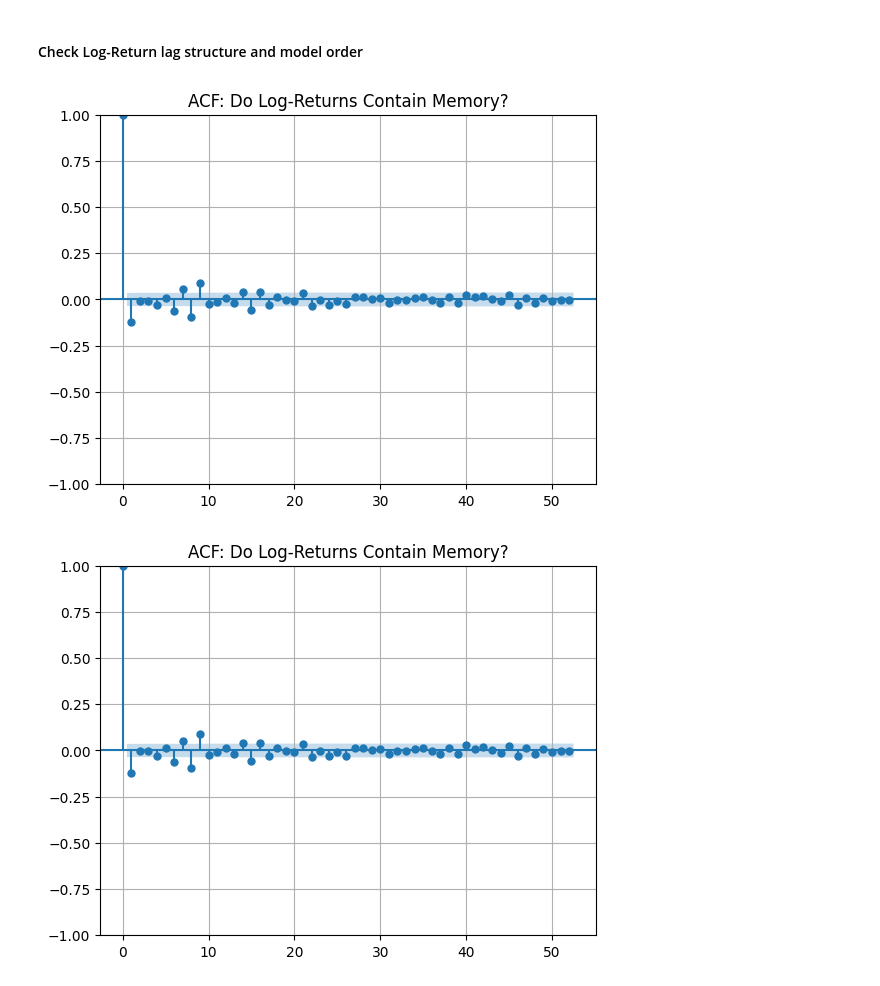
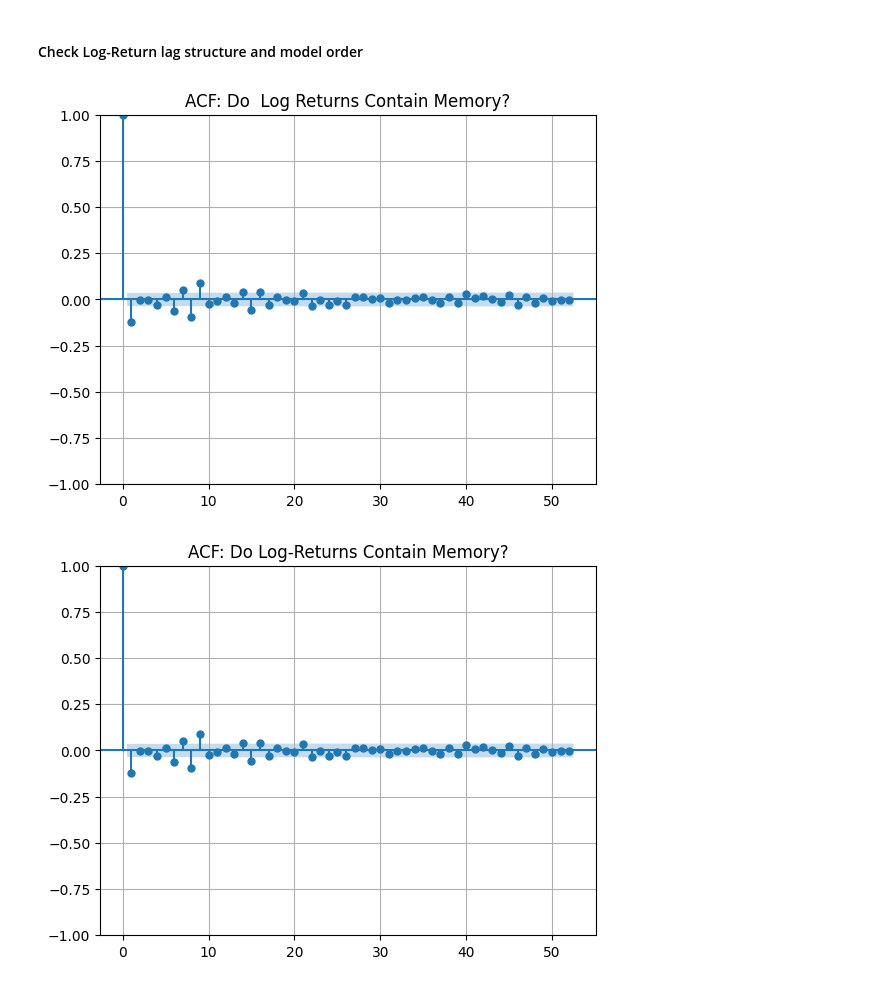
Before and after one commit to shashankgarewal/Time-Series-Analysis-Forecasting, a Jupyter notebook: notebooks/02_eda_analysis.ipynb, the cells around one changed output. Cells and saved outputs as stored; diff of their text form; code cells hidden in the pictures.

```diff
--- a/notebooks/02_eda_analysis.ipynb
+++ b/notebooks/02_eda_analysis.ipynb
@@ -445,12 +445,12 @@ ACF of close price shows gradual decay, series with trends; and no significant s
 # %% [markdown]
 #### Check Log-Return lag structure and model order
 # %%
-plot_acf(df["Return"].dropna(), lags=52)
-plt.title("ACF: Do Returns Contain Memory?")
+plot_acf(df["LogReturn"].dropna(), lags=52)
+plt.title("ACF: Do  Log Returns Contain Memory?")
 plt.grid()
 plt.show()
 # %% [output]
-[figure, old version]
+[figure, new version]
 # %%
 plot_acf(df["LogReturn"].dropna(), lags=52)
 plt.title("ACF: Do Log-Returns Contain Memory?")
```
Also changed, not shown: parts of 5 cells of this notebook.
